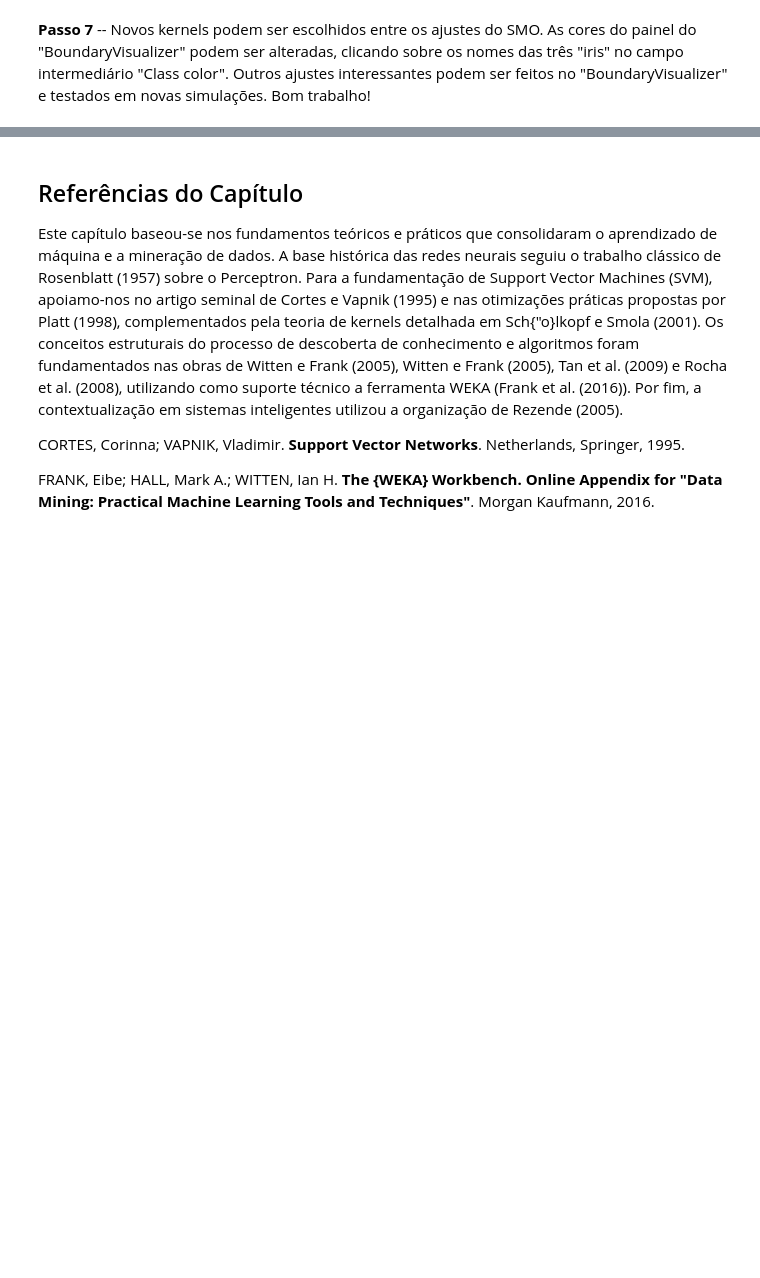
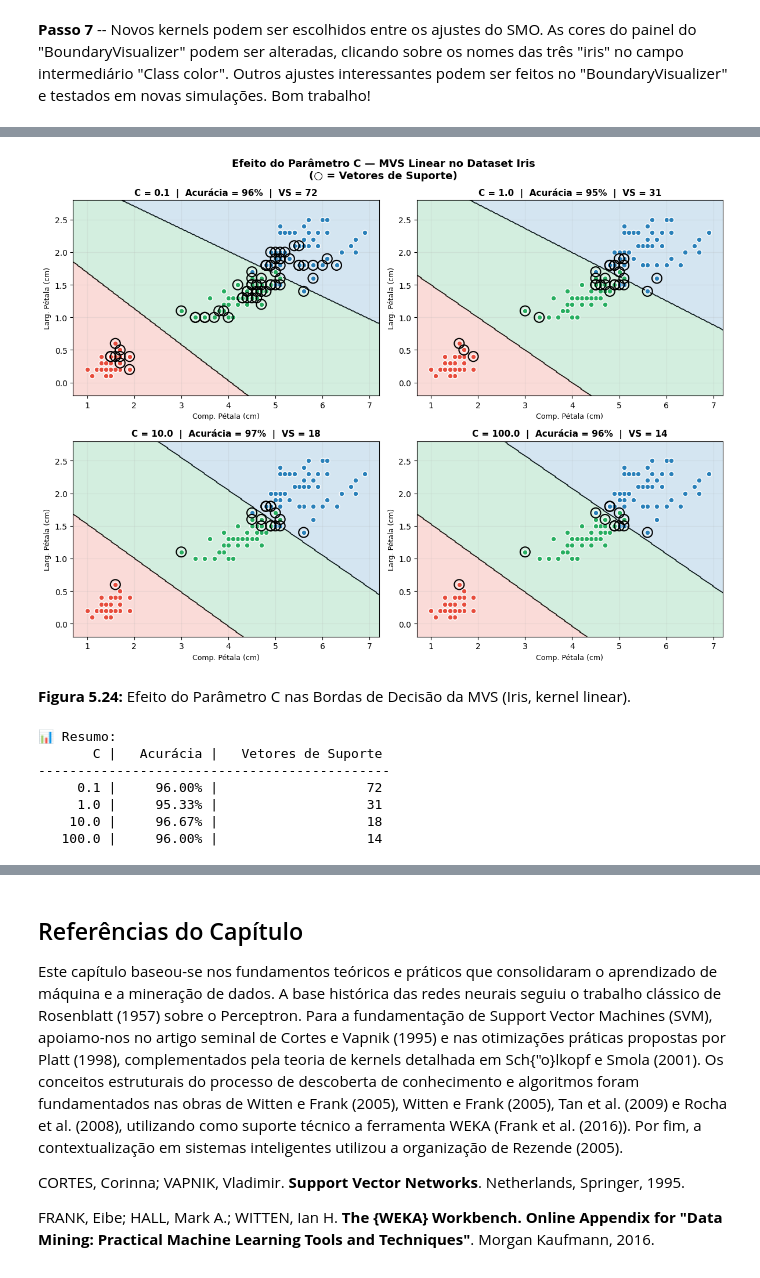
Before and after one commit to fzampirolli/si-md2, a Jupyter notebook: si-md2/notebooks_alunos/cap05/cap05_aluno.ipynb, the cells around one changed output, grey strips where cells are left out. Saved outputs shown, nothing was run; the diff lists cells and outputs as text; code cells hidden in the pictures; blank space fills up the shorter version.

```diff
--- a/si-md2/notebooks_alunos/cap05/cap05_aluno.ipynb
+++ b/si-md2/notebooks_alunos/cap05/cap05_aluno.ipynb
@@ -599,0 +774,66 @@ color". Outros ajustes interessantes podem ser feitos no
+# %%
+# Dataset completo (3 classes), atributos de pétala
+X_full = iris.data[:, 2:]
+y_full = iris.target
+nomes_3 = iris.target_names
+cores_3 = ["#e74c3c", "#27ae60", "#2980b9"]
+
+valores_C = [0.1, 1.0, 10.0, 100.0]
+
+fig, axes = plt.subplots(2, 2, figsize=(12, 9))
+axes = axes.ravel()
+
+x1_min, x1_max = X_full[:, 0].min() - 0.3, X_full[:, 0].max() + 0.3
+x2_min, x2_max = X_full[:, 1].min() - 0.3, X_full[:, 1].max() + 0.3
+xx, yy = np.meshgrid(np.linspace(x1_min, x1_max, 300),
+                     np.linspace(x2_min, x2_max, 300))
+
+for ax, C in zip(axes, valores_C):
+    modelo = make_pipeline(StandardScaler(), SVC(kernel="linear", C=C))
+    modelo.fit(X_full, y_full)
+    ac = modelo.score(X_full, y_full)
+    n_sv = sum(len(v) for v in modelo[1].support_vectors_.reshape(1, -1))
+    n_sv = len(modelo[1].support_vectors_)
+
+    Z = modelo.predict(
+        np.c_[xx.ravel(), yy.ravel()]).reshape(xx.shape)
+    ax.contourf(xx, yy, Z, alpha=0.2,
+                cmap=mcolors.ListedColormap(cores_3))
+    ax.contour(xx, yy, Z, colors="black", linewidths=0.8, alpha=0.5)
+
+    for cls, cor in zip([0, 1, 2], cores_3):
+        ax.scatter(X_full[y_full == cls, 0], X_full[y_full == cls, 1],
+                   c=cor, edgecolors="white", s=40, zorder=3)
+
+    sv = modelo[0].inverse_transform(modelo[1].support_vectors_)
+    ax.scatter(sv[:, 0], sv[:, 1], s=150, facecolors="none",
+               edgecolors="black", linewidths=1.5, zorder=4)
+
+    ax.set_title(f"C = {C}  |  Acurácia = {ac:.0%}  |  VS = {n_sv}",
+                 fontsize=11, fontweight="bold")
+    ax.set_xlabel("Comp. Pétala (cm)", fontsize=9)
+    ax.set_ylabel("Larg. Pétala (cm)", fontsize=9)
+    ax.grid(True, alpha=0.2)
+
+fig.suptitle("Efeito do Parâmetro C — MVS Linear no Dataset Iris\n"
+             "(○ = Vetores de Suporte)", fontsize=13, fontweight="bold")
+plt.tight_layout()
+plt.show()
+
+print("\n📊 Resumo:")
+print(f"{'C':>8} | {'Acurácia':>10} | {'Vetores de Suporte':>20}")
+print("-" * 45)
+for C in valores_C:
+    m = make_pipeline(StandardScaler(), SVC(kernel="linear", C=C))
+    m.fit(X_full, y_full)
+    print(f"{C:>8} | {m.score(X_full, y_full):>10.2%} | {len(m[1].support_vectors_):>20}")
+# %% [output]
+[figure, added]
+**Figura 5.24:** Efeito do Parâmetro C nas Bordas de Decisão da MVS (Iris, kernel linear).
+📊 Resumo:
+       C |   Acurácia |   Vetores de Suporte
+---------------------------------------------
+     0.1 |     96.00% |                   72
+     1.0 |     95.33% |                   31
+    10.0 |     96.67% |                   18
+   100.0 |     96.00% |                   14
```
Also changed, not shown: parts of 20 cells of this notebook, 45 other files.
